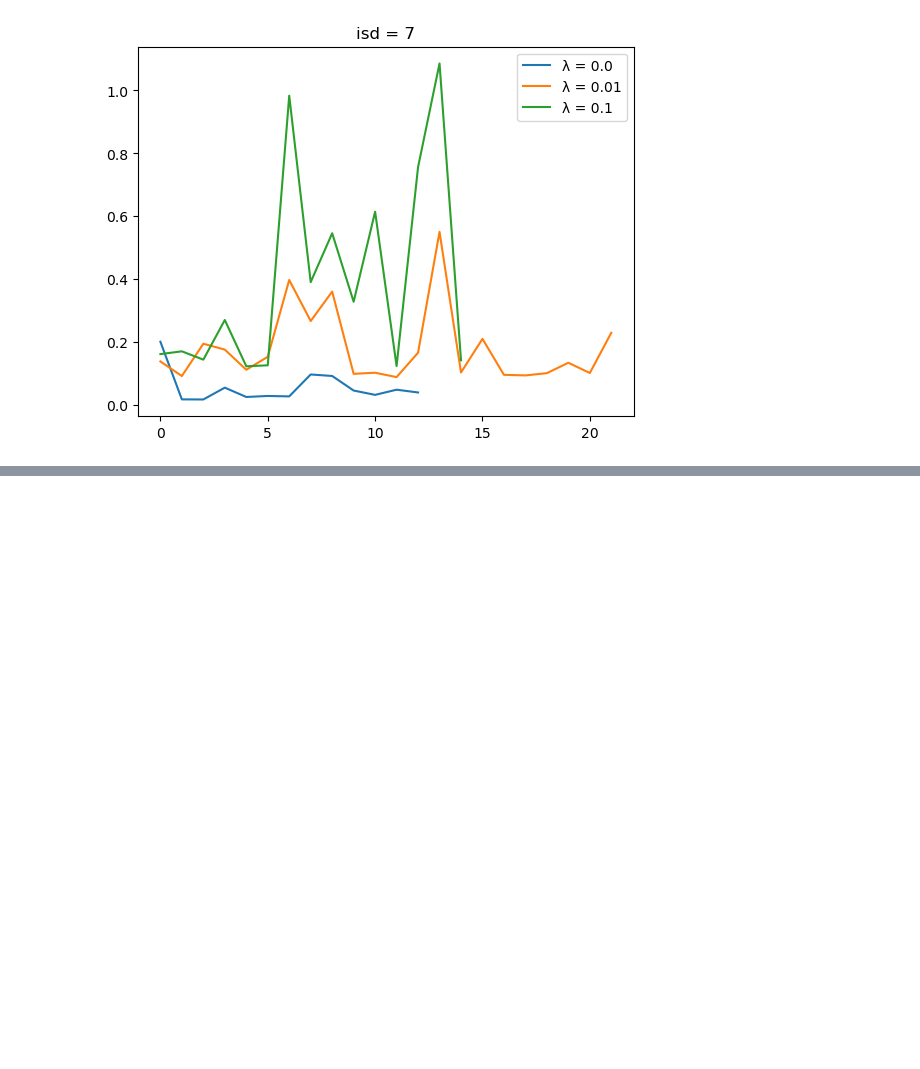
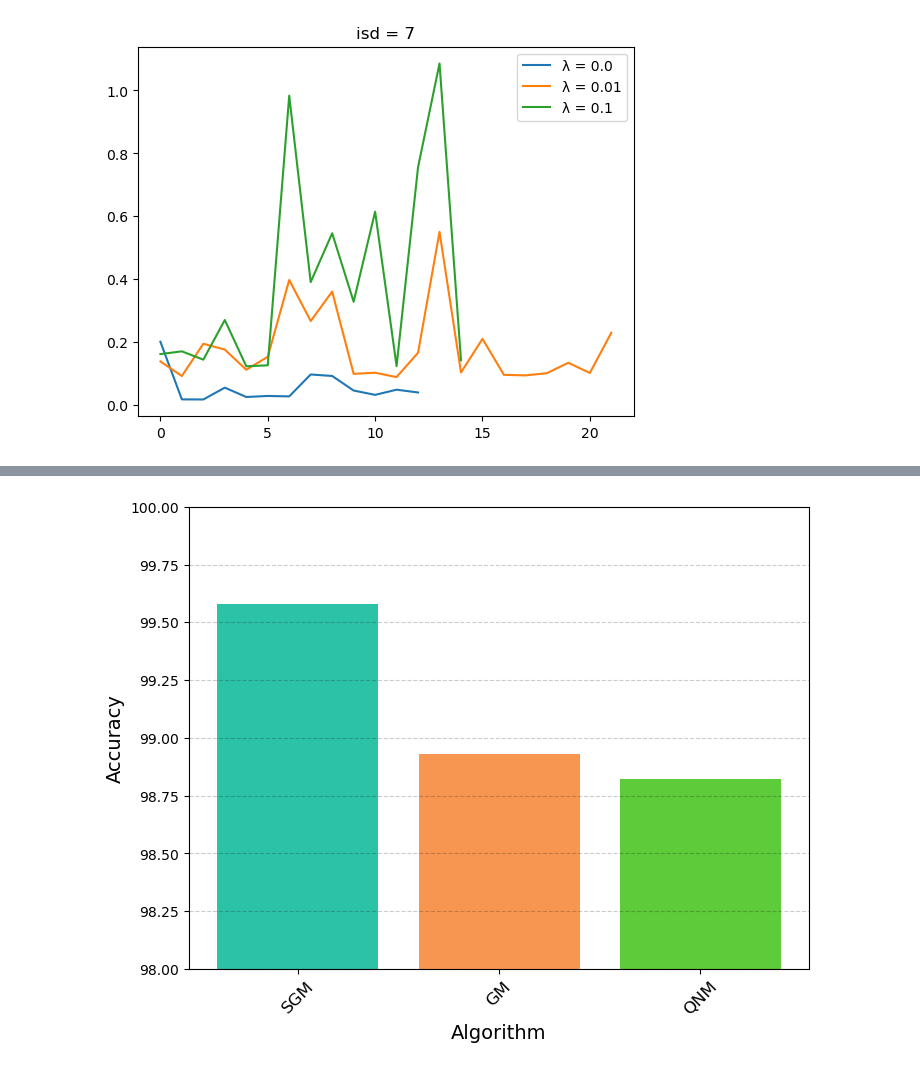
Before and after one commit to carlosarboness/NN-Mathematical-Optimization, a Jupyter notebook: graphics.ipynb, the cells around one changed output, grey strips where cells are left out. Cells and saved outputs as stored; diff of their text form; code cells hidden in the pictures; blank space fills up the shorter version.

```diff
--- a/graphics.ipynb
+++ b/graphics.ipynb
@@ -261,0 +292,26 @@ for isd in [1, 3, 7]:
+# %%
+# bar plot of the average accuracy for each isd
+
+# set axis from 90 to 100 and different colors for each isd and legend
+def bar_avg_acc(df):
+    df = df[['isd', 'te_acc']]
+    df = df.groupby(['isd']).mean()
+    df = df.reset_index()
+    df['isd'] = df['isd'].apply(lambda x: isd_names[x])
+    df = df.sort_values(by='te_acc', ascending=False)
+
+    plt.figure(figsize=(8, 6))
+    plt.bar(df['isd'], df['te_acc'], color=['#2CC2A7', '#F79651', '#5DCB3A'])
+    plt.xticks(rotation=45, fontsize=12)
+    plt.ylabel('Accuracy', fontsize=14)
+    plt.xlabel('Algorithm', fontsize=14)
+    plt.grid(axis='y', linestyle='--', color = 'black', alpha = 0.2)
+    plt.ylim(98, 100)
+
+    #save the figure
+    plt.savefig('figures/bar_avg_acc.png', dpi=300, bbox_inches='tight')
+    plt.show()
+
+bar_avg_acc(df)
+# %% [output]
+[figure, added]
```
Also changed, not shown: parts of 5 cells of this notebook.
